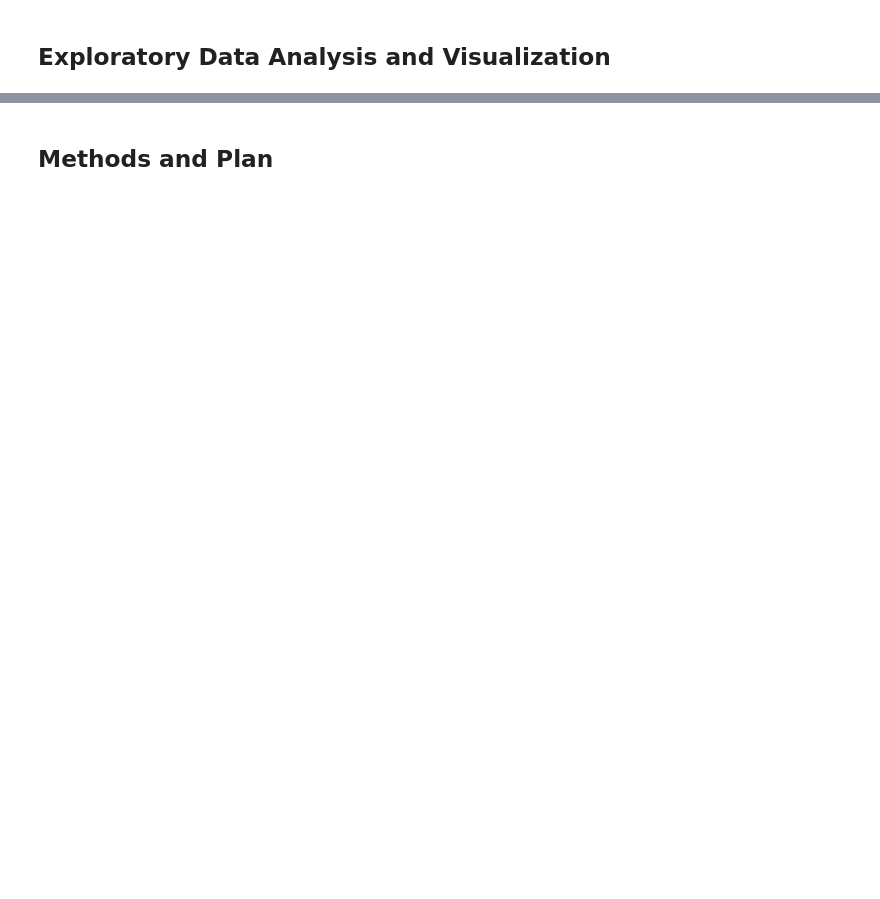
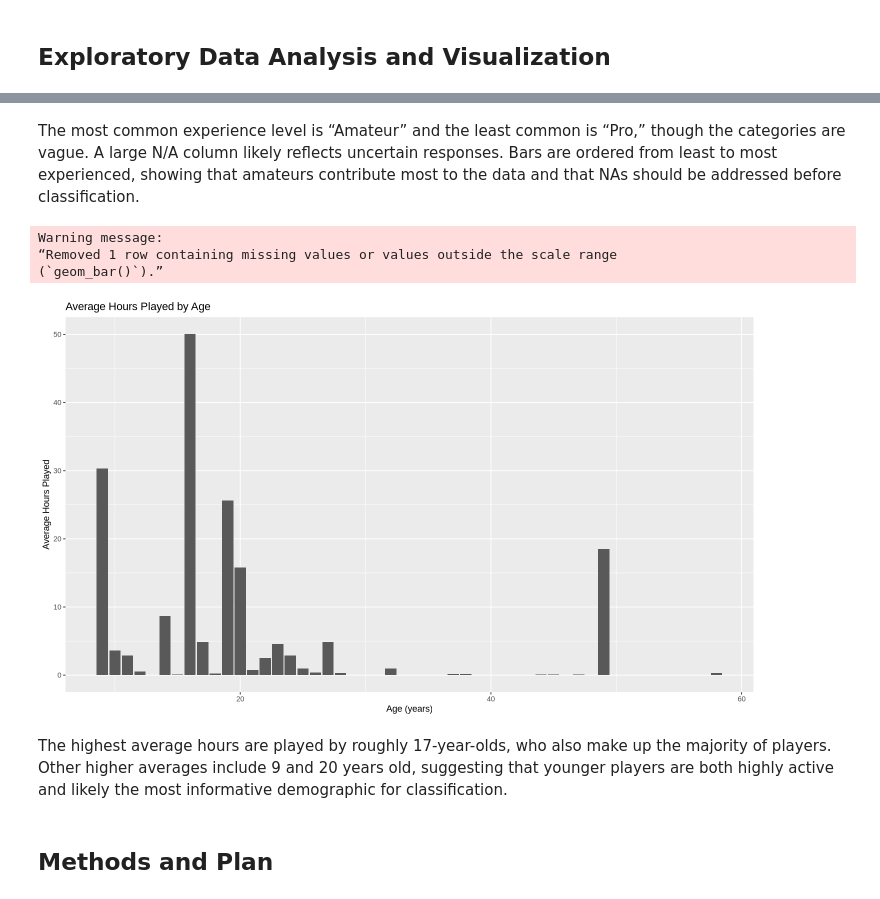
Before and after one commit to averykimura/avery_gamet_project_planning_DSCI100, a Jupyter notebook: Avery Gamet Project Planning.ipynb, the cells around one changed output, grey strips where cells are left out. Drawn from its saved outputs; the diff is of its cells as text; code cells hidden in the pictures; blank space fills up the shorter version.

```diff
--- a/Avery Gamet Project Planning.ipynb
+++ b/Avery Gamet Project Planning.ipynb
@@ -105,2 +131,19 @@ $ Age          <dbl> 9, 17, 17, 21, 21, 17, 19, 21, 47, 22, 23, 17, 25, 22, 17
+# %% [markdown]
+The most common experience level is “Amateur” and the least common is “Pro,” though the categories are vague. A large N/A column likely reflects uncertain responses. Bars are ordered from least to most experienced, showing that amateurs contribute most to the data and that NAs should be addressed before classification.
+# %%
+avg_plot <- players |>
+            group_by(age) |>
+            summarise(avg_hours = mean(played_hours, na.rm = TRUE)) |>
+            ggplot(aes(x = age, y = avg_hours)) +
+            geom_bar(stat="identity") +
+            labs(title = "Average Hours Played by Age", x = "Age (years)", y = "Average Hours Played")
+avg_plot
+# %% [output]
+Warning message:
+“Removed 1 row containing missing values or values outside the scale range
+(`geom_bar()`).”
+[figure, added]
+# %% [markdown]
+The highest average hours are played by roughly 17-year-olds, who also make up the majority of players. Other higher averages include 9 and 20 years old, suggesting that younger players are both highly active and likely the most informative demographic for classification.
 # %% [markdown]
 ## Methods and Plan
```
Also changed, not shown: parts of 7 cells of this notebook.
